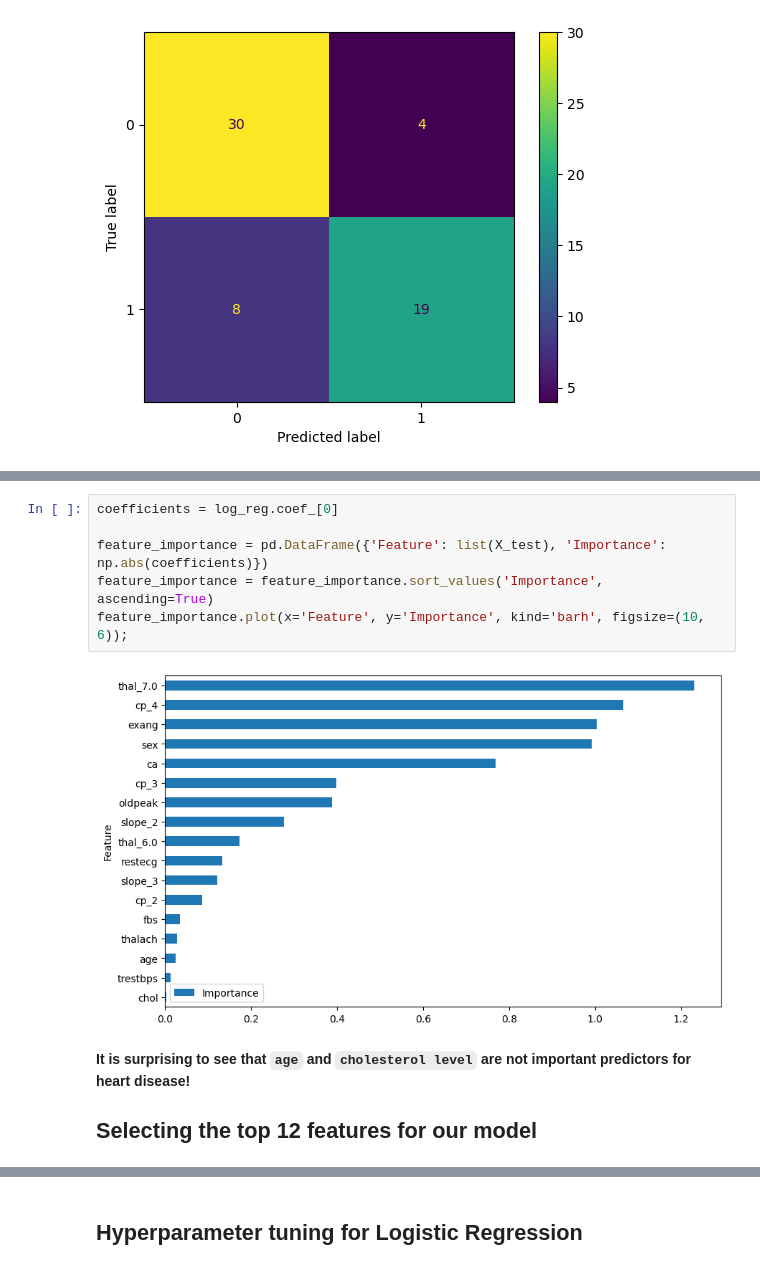
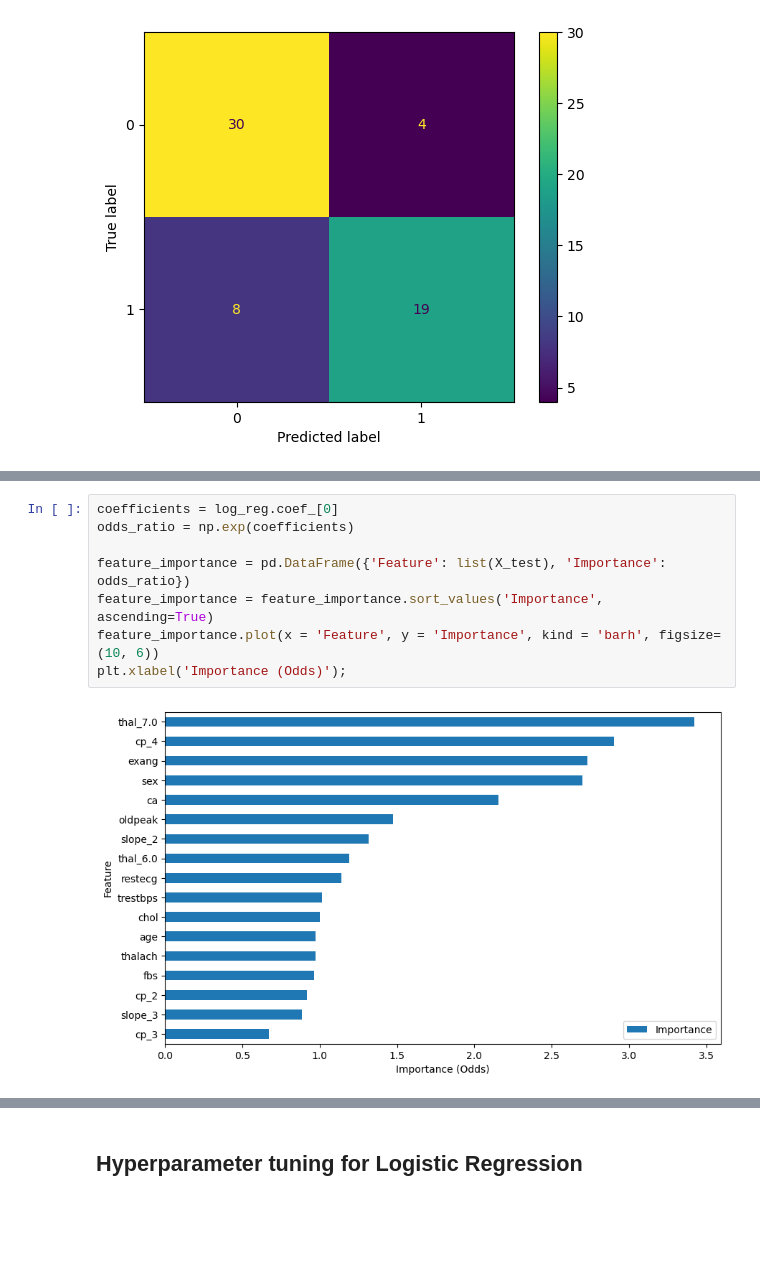
Before and after one commit to CyprianFusi/Predicting-Heart-Disease-using-Logistic-Regression-Classification-Algorithm, a Jupyter notebook: Classifying Heart Disease.ipynb, the cells around one changed output, grey strips where cells are left out. Saved outputs shown, nothing was run; the diff lists cells and outputs as text; blank space fills up the shorter version.

```diff
--- a/Classifying Heart Disease.ipynb
+++ b/Classifying Heart Disease.ipynb
@@ -325,11 +353,10 @@ disp.plot();
 # %%
 coefficients = log_reg.coef_[0]
+odds_ratio = np.exp(coefficients)
 
-feature_importance = pd.DataFrame({'Feature': list(X_test), 'Importance': np.abs(coefficients)})
+feature_importance = pd.DataFrame({'Feature': list(X_test), 'Importance': odds_ratio})
 feature_importance = feature_importance.sort_values('Importance', ascending=True)
-feature_importance.plot(x='Feature', y='Importance', kind='barh', figsize=(10, 6));
+feature_importance.plot(x = 'Feature', y = 'Importance', kind = 'barh', figsize=(10, 6))
+plt.xlabel('Importance (Odds)');
 # %% [output]
-[figure, old version]
+[figure, new version]
-# %% [markdown]
-**It is surprising to see that `age` and `cholesterol level` are not important predictors for heart disease!**
-## Selecting the top 12 features for our model
```
Also changed, not shown: parts of 23 cells of this notebook.
